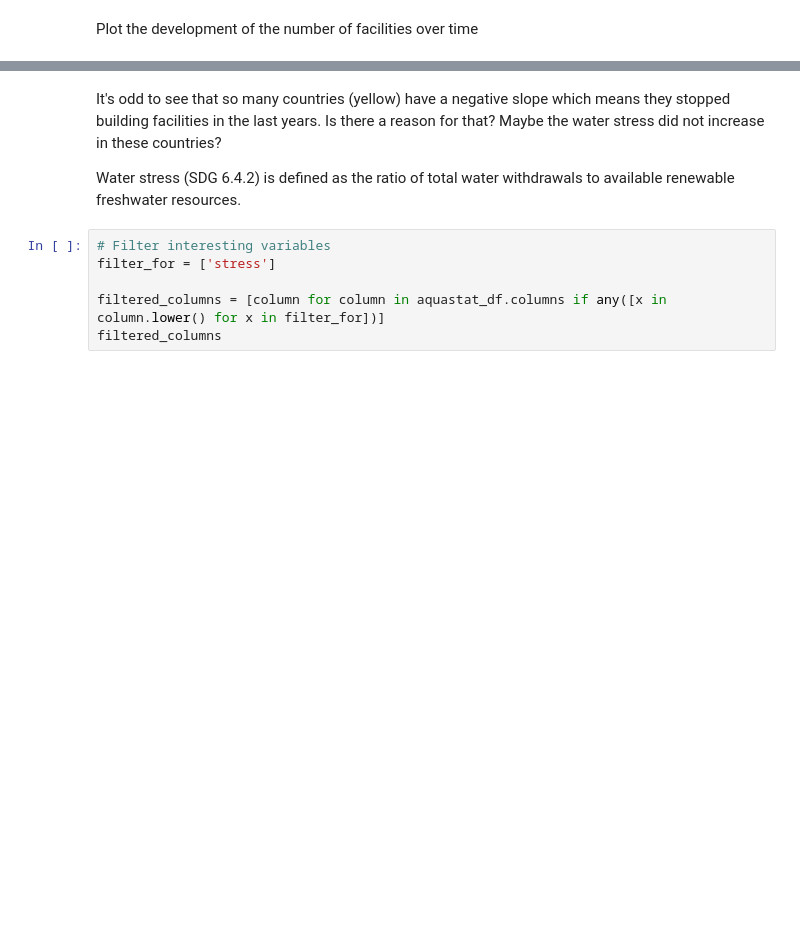
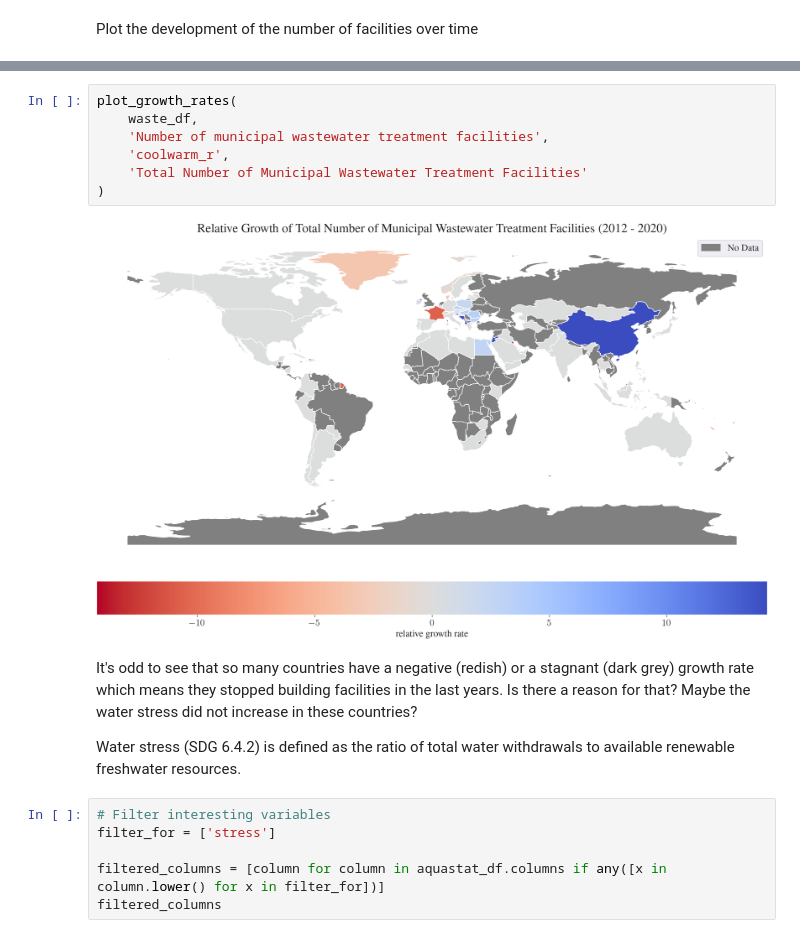
Before and after one commit to am9zZWY/team-aqua, a Jupyter notebook: exp/exp_global_water_management_strategies.ipynb, the cells around one changed output, grey strips where cells are left out. Cells and saved outputs as stored; diff of their text form; blank space fills up the shorter version.

```diff
--- a/exp/exp_global_water_management_strategies.ipynb
+++ b/exp/exp_global_water_management_strategies.ipynb
@@ -199,5 +197,14 @@ plot_coeffs(waste_df, 'Number of municipal wastewater treatment facilities')
+# %%
+plot_growth_rates(
+    waste_df,
+    'Number of municipal wastewater treatment facilities',
+    'coolwarm_r',
+    'Total Number of Municipal Wastewater Treatment Facilities'
+)
+# %% [output]
+[figure, added]
 # %% [markdown]
-It's odd to see that so many countries (yellow) have a negative slope which means they stopped building facilities in the last years. Is there a reason for that? Maybe the water stress did not increase in these countries?
+It's odd to see that so many countries have a negative (redish) or a stagnant (dark grey) growth rate which means they stopped building facilities in the last years. Is there a reason for that? Maybe the water stress did not increase in these countries?
 
 Water stress (SDG 6.4.2) is defined as the ratio of total water withdrawals to available renewable freshwater resources.
 # %%
```
Also changed, not shown: parts of 14 cells of this notebook.
